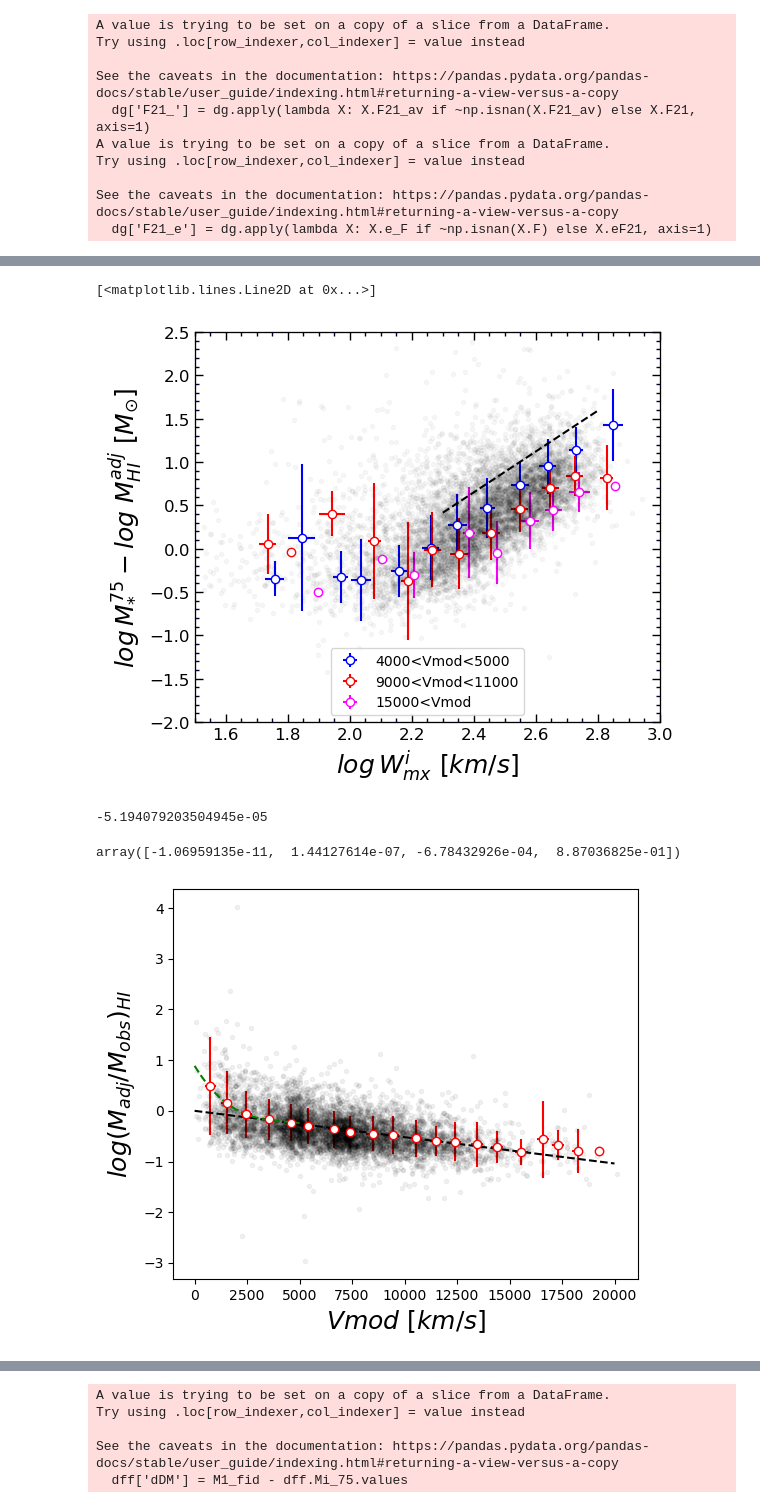
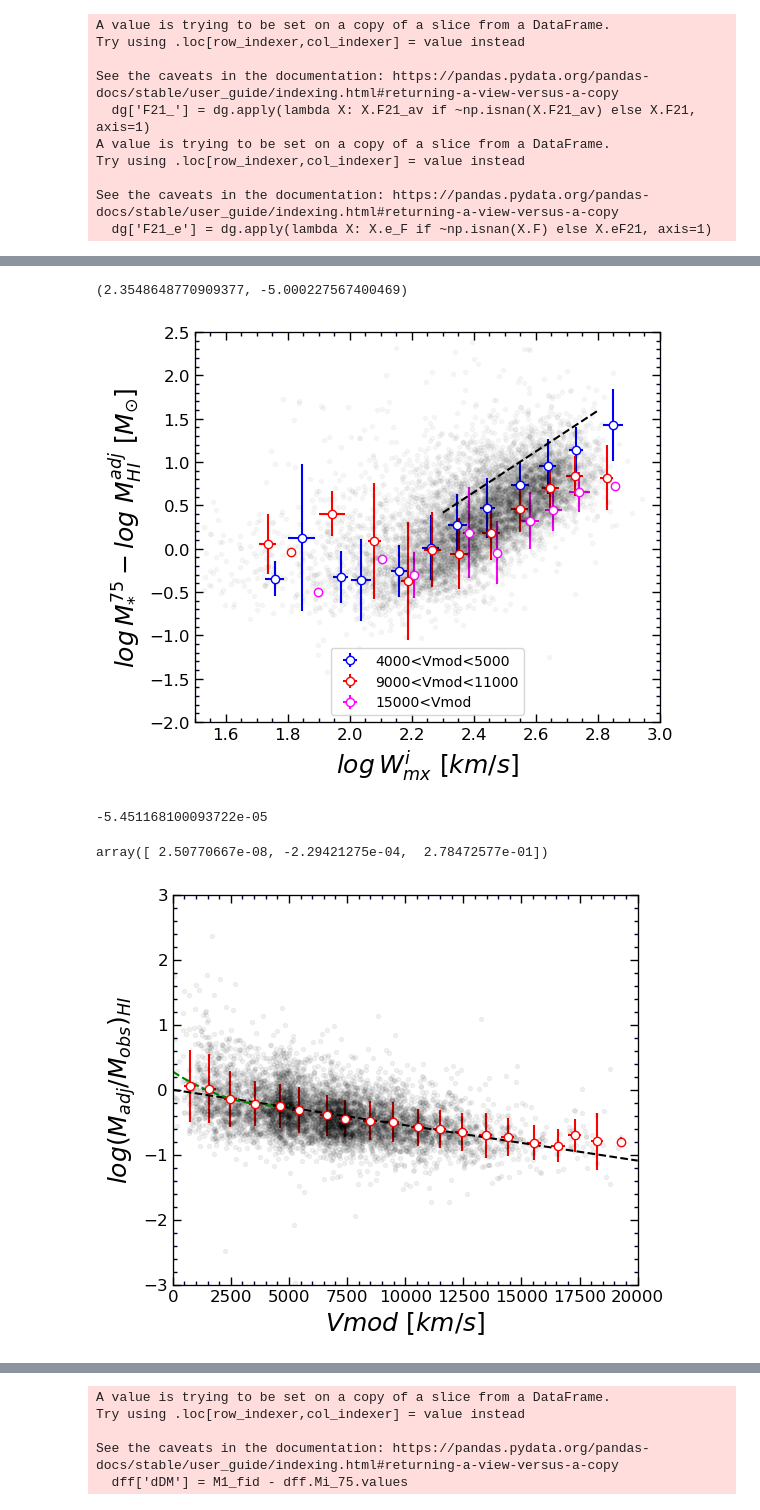
Before and after one commit to ekourkchi/test_TFRcatal, a Jupyter notebook: BTFR_i.ipynb, the cells around one changed output, grey strips where cells are left out. Cells and saved outputs as stored; diff of their text form; code cells hidden in the pictures.

```diff
--- a/BTFR_i.ipynb
+++ b/BTFR_i.ipynb
@@ -191,11 +238,15 @@ fig = py.figure(figsize=(5,5), dpi=100)
 fig.subplots_adjust(wspace=0, top=0.9, bottom=0.12, left=0.05, right=0.98)
 ax = fig.add_subplot(111)
 
-dff = df[(df.Qs>2)&(df.elgWi>0)&(df.lgWmxi>0)]
+# dff = df[(df.elgWi>0)&(df.lgWmxi>0)&((df.Qs>2)|(df.Qw>2))]
+# dff['logMs'] = dff[["logMs_i", "logMs_W1"]].mean(axis=1)
+# dff = dff[["logMs", "lgWmxi", "Mass_HI", "Vmod"]].dropna()
+
+dff = df[(df.elgWi>0)&(df.lgWmxi>0)&(df.Qs>2)]
+
 X0 = dff.lgWmxi.values
 Y0 = dff.logMs_i.values-np.log10(dff.Mass_HI.values)
 Vmod = dff.Vmod.values
-
 ax.plot(X0, Y0, 'k.', alpha=0.03)
 
 label='4000<Vmod<5000'
@@ -281,8 +332,11 @@ ind, = np.where((X0>2.3)&(dff.Vmod>0)&(dff.Vmod<2000)&(X0<2.8))
 fit, cov = curve_fit(linear, X0[ind], Y0[ind])
 m, b = fit[0], fit[1]
 ax.plot(x, m*x + b, '--', color='k')
+
+
+m, b
 # %% [output]
-[<matplotlib.lines.Line2D at 0x...>]
+(2.3548648770909377, -5.000227567400469)
 [figure]
 # %%
 fig = py.figure(figsize=(5,5), dpi=100)
@@ -292,7 +346,11 @@ ax = fig.add_subplot(111)
 
 Y = Y0-(m*X0+b)
 X = Vmod
-ax.plot(X[X0>2.2], Y[X0>2.2], 'k.', alpha=0.05)
+
+X = X[X0>2.2]
+Y = Y[X0>2.2]
+
+ax.plot(X, Y, 'k.', alpha=0.05)
 
 
 for i in np.arange(0, 20000, 1000):
@@ -304,36 +362,36 @@ for i in np.arange(0, 20000, 1000):
             xp.append(xi)
             yp.append(Y[ii])
     if len(xp)>0:
         if lab:
             labe = label
             lab = False
         else:
             labe=None
         ax.errorbar(np.median(xp), np.mean(yp), yerr=np.std(yp), xerr=np.std(xp), fmt='o',
                     color='red', ms=6, mfc='white', label=labe)
 
 x = np.linspace(0,20000,1000)
 fit, cov = curve_fit(linear_m, X[X>4000], Y[X>4000])
-mc = fit[0]
+mc = fit[0]  #; bc=fit[1]
 ax.plot(x, mc*x, '--', color='k')
 print(mc)
 
-ff = np.polyfit(X[(X<5000)&(Y>-3)], Y[(X<5000)&(Y>-3)], 3)
+ff = np.polyfit(X[(X<5000)&(Y>-3)], Y[(X<5000)&(Y>-3)], 2)
 x = np.linspace(0,5000,1000)
 y = x*0.
 n = len(ff)
 for i in range(n):
     y += ff[i]*x**(n-i-1)
 
 
 ax.plot(x, y, '--', color='g')
 
 ax.set_ylabel(r'$log (M_{adj}/M_{obs})_{HI}$', fontsize=18)
 ax.set_xlabel(r'$Vmod \/\/ [km/s] $', fontsize=18)
-# set_axes(ax, (0, 20000), (-3,3), fontsize=12)
+set_axes(ax, (0, 20000), (-3,3), fontsize=12)
 
 ff
 # %% [output]
--5.194079203504945e-05
+-5.451168100093722e-05
-array([-1.06959135e-11,  1.44127614e-07, -6.78432926e-04,  8.87036825e-01])
+array([ 2.50770667e-08, -2.29421275e-04,  2.78472577e-01])
-[figure, old version]
+[figure, new version]
```
Also changed, not shown: parts of 9 cells of this notebook, 3 other files.
